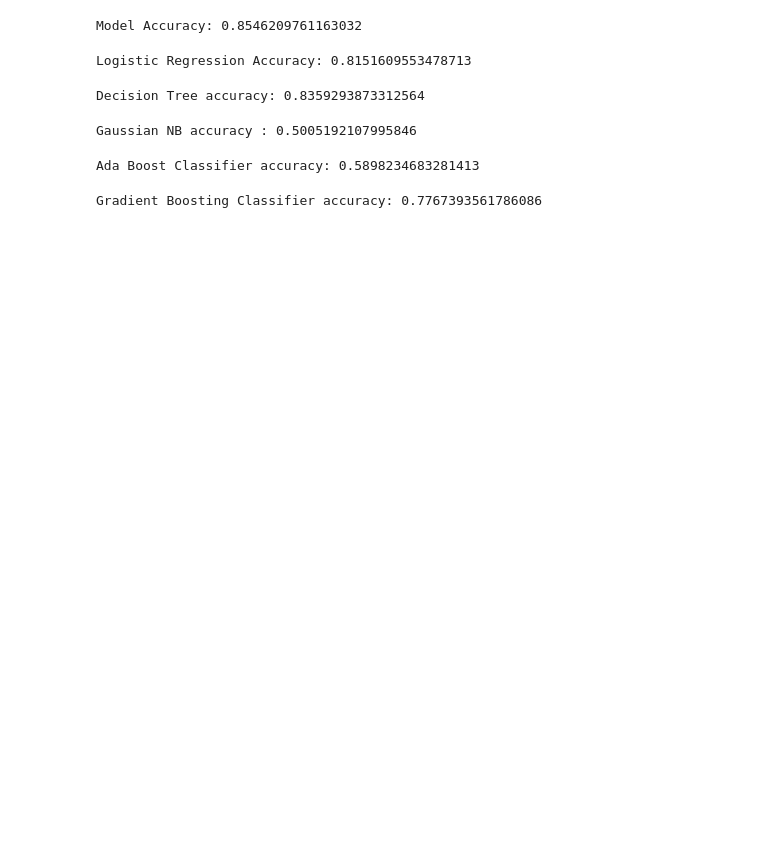
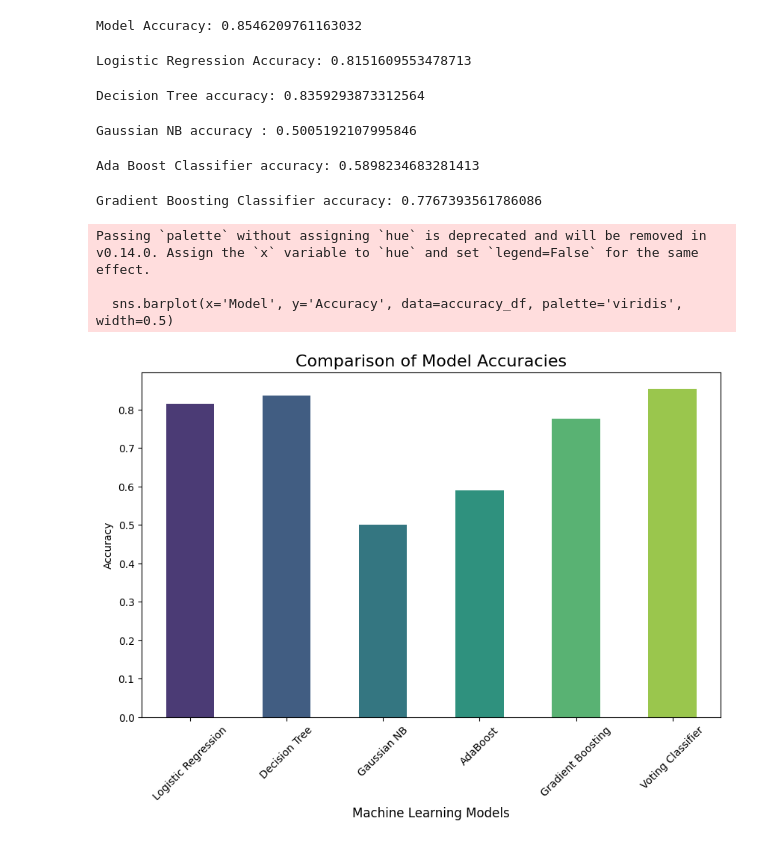
Before and after one commit to magical-king03/Machine-Learning-Project, a Jupyter notebook: model.ipynb, the cells around one changed output. Drawn from its saved outputs; the diff is of its cells as text; code cells hidden in the pictures; blank space fills up the shorter version.

```diff
--- a/model.ipynb
+++ b/model.ipynb
@@ -122,3 +121,36 @@ accuracy_grad_boost = accuracy_score(y_test, y_pred_grad_boost)
 print(f"Gradient Boosting Classifier accuracy: {accuracy_grad_boost}")
 # %% [output]
 Gradient Boosting Classifier accuracy: 0.7767393561786086
+# %%
+models = {
+    'Logistic Regression': log_reg,
+    'Decision Tree': dt_clf,
+    'Gaussian NB': gaussianNB,
+    'AdaBoost': adaboost,
+    'Gradient Boosting': grad_boost,
+    'Voting Classifier': voting_clf
+}
+
+accuracies = {}
+
+for name, model in models.items():
+    model.fit(X_train, y_train)
+    y_pred = model.predict(X_test)
+    accuracy = accuracy_score(y_test, y_pred)
+    accuracies[name] = accuracy
+
+
+accuracy_df = pd.DataFrame(list(accuracies.items()), columns=['Model', 'Accuracy'])
+
+plt.figure(figsize=(10, 6))
+sns.barplot(x='Model', y='Accuracy', data=accuracy_df, palette='viridis', width=0.5)
+plt.title('Comparison of Model Accuracies', fontsize=16)
+plt.xlabel('Machine Learning Models', fontsize=12)
+plt.ylabel('Accuracy', fontsize=10)
+plt.xticks(rotation=45)
+plt.show()
+# %% [output]
+Passing `palette` without assigning `hue` is deprecated and will be removed in v0.14.0. Assign the `x` variable to `hue` and set `legend=False` for the same effect.
+
+  sns.barplot(x='Model', y='Accuracy', data=accuracy_df, palette='viridis', width=0.5)
+[figure, added]
```
Also changed, not shown: parts of 2 cells of this notebook, 1 other file.
